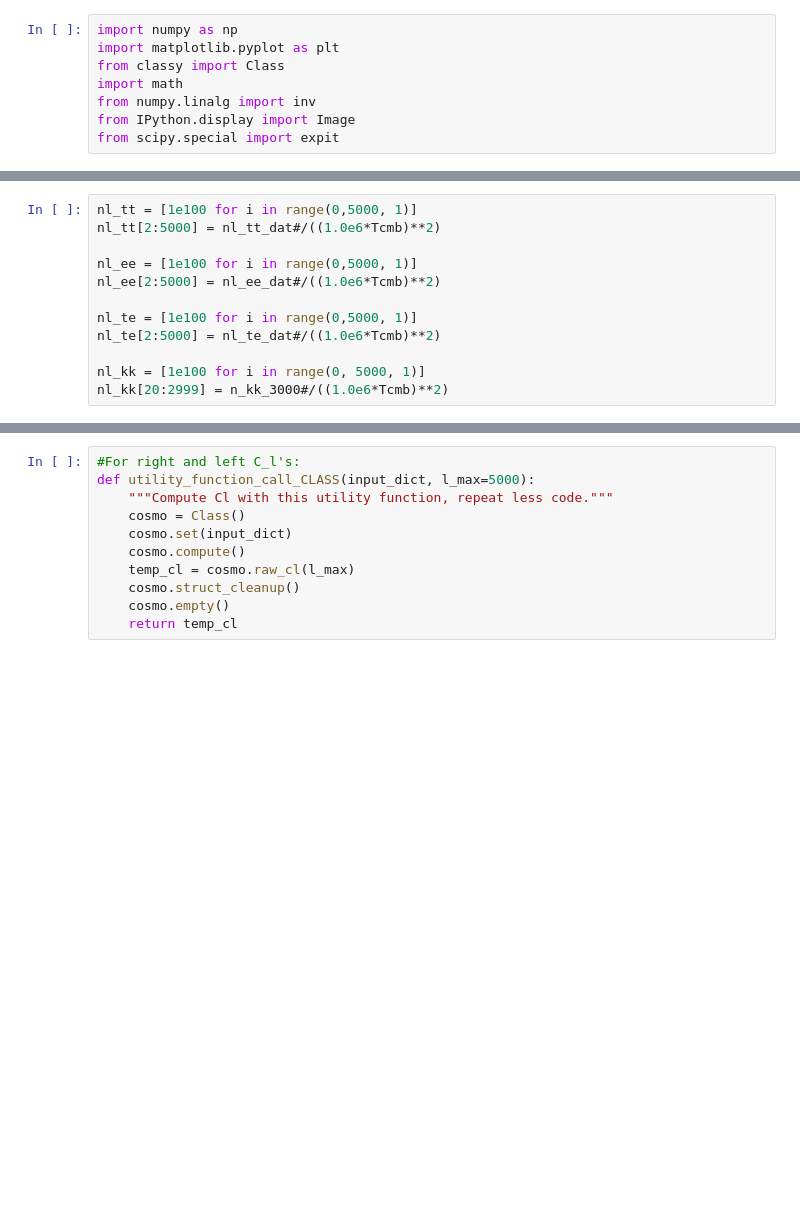
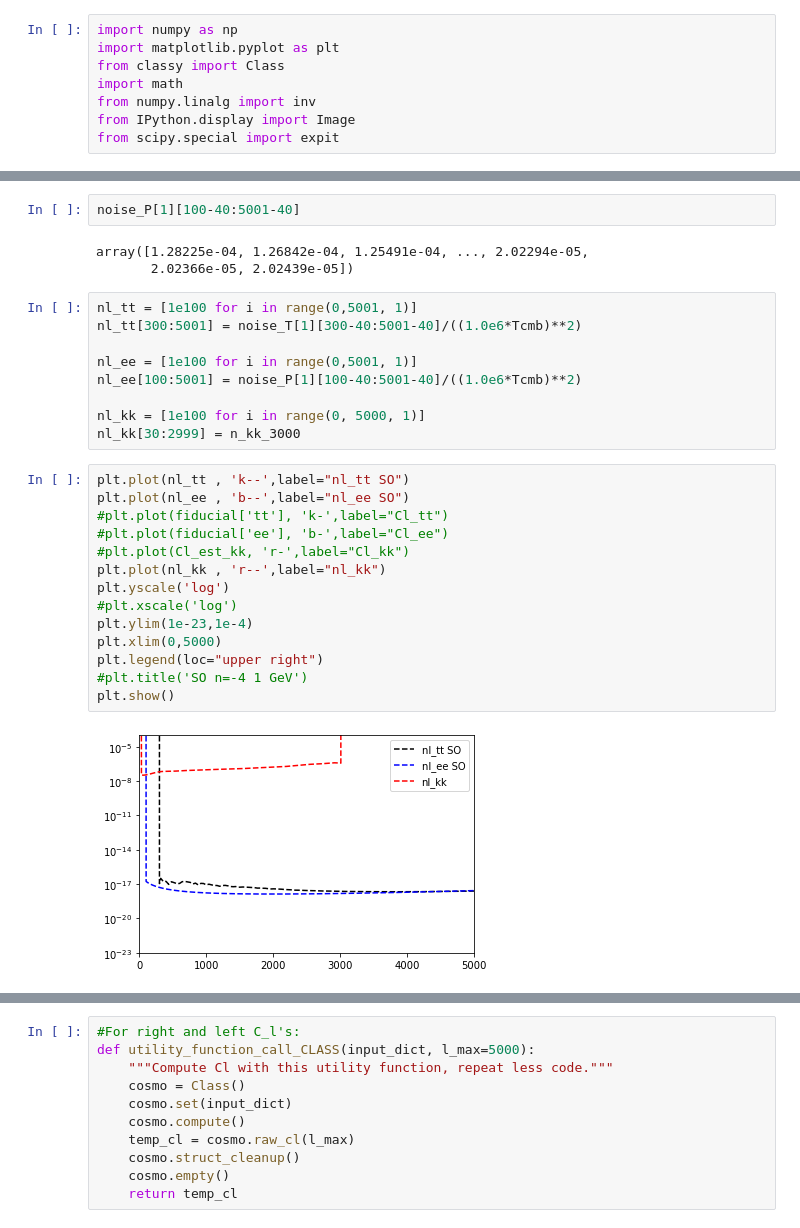
Before and after one commit to iej2106/fisher_dmb, a Jupyter notebook: compute_fisher_dmb_SO.ipynb, the cells around one changed output, grey strips where cells are left out. Cells and saved outputs as stored; diff of their text form; blank space fills up the shorter version.

```diff
--- a/compute_fisher_dmb_SO.ipynb
+++ b/compute_fisher_dmb_SO.ipynb
@@ -88,14 +91,32 @@ n_kk_3000 = noise_dat2[1]
 # ells, N_lensing_TT, N_lensing_TE, N_lensing_EE, N_lensing_TB, N_lensing_EB, N_lensing_Pol (EE+EB), N_lensing_MV (all), N_curl_TT, N_curl_TE, N_curl_EE, N_curl_TB, N_curl_EB, N_curl_Pol (EE+EB), N_curl_MV (all)
+# %%
+noise_P[1][100-40:5001-40]
+# %% [output]
+array([1.28225e-04, 1.26842e-04, 1.25491e-04, ..., 2.02294e-05,
+       2.02366e-05, 2.02439e-05])
 # %%
-nl_tt = [1e100 for i in range(0,5000, 1)]
-nl_tt[2:5000] = nl_tt_dat#/((1.0e6*Tcmb)**2)
+nl_tt = [1e100 for i in range(0,5001, 1)]
+nl_tt[300:5001] = noise_T[1][300-40:5001-40]/((1.0e6*Tcmb)**2)
 
-nl_ee = [1e100 for i in range(0,5000, 1)]
-nl_ee[2:5000] = nl_ee_dat#/((1.0e6*Tcmb)**2)
-
-nl_te = [1e100 for i in range(0,5000, 1)]
-nl_te[2:5000] = nl_te_dat#/((1.0e6*Tcmb)**2)
+nl_ee = [1e100 for i in range(0,5001, 1)]
+nl_ee[100:5001] = noise_P[1][100-40:5001-40]/((1.0e6*Tcmb)**2)
 
 nl_kk = [1e100 for i in range(0, 5000, 1)]
-nl_kk[20:2999] = n_kk_3000#/((1.0e6*Tcmb)**2)
+nl_kk[30:2999] = n_kk_3000
+# %%
+plt.plot(nl_tt , 'k--',label="nl_tt SO")
+plt.plot(nl_ee , 'b--',label="nl_ee SO")
+#plt.plot(fiducial['tt'], 'k-',label="Cl_tt")
+#plt.plot(fiducial['ee'], 'b-',label="Cl_ee")
+#plt.plot(Cl_est_kk, 'r-',label="Cl_kk")
+plt.plot(nl_kk , 'r--',label="nl_kk")
+plt.yscale('log')
+#plt.xscale('log')
+plt.ylim(1e-23,1e-4)
+plt.xlim(0,5000)
+plt.legend(loc="upper right")
+#plt.title('SO n=-4 1 GeV')
+plt.show()
+# %% [output]
+[figure, added]
 # %%
```
Also changed, not shown: parts of 14 cells of this notebook.
